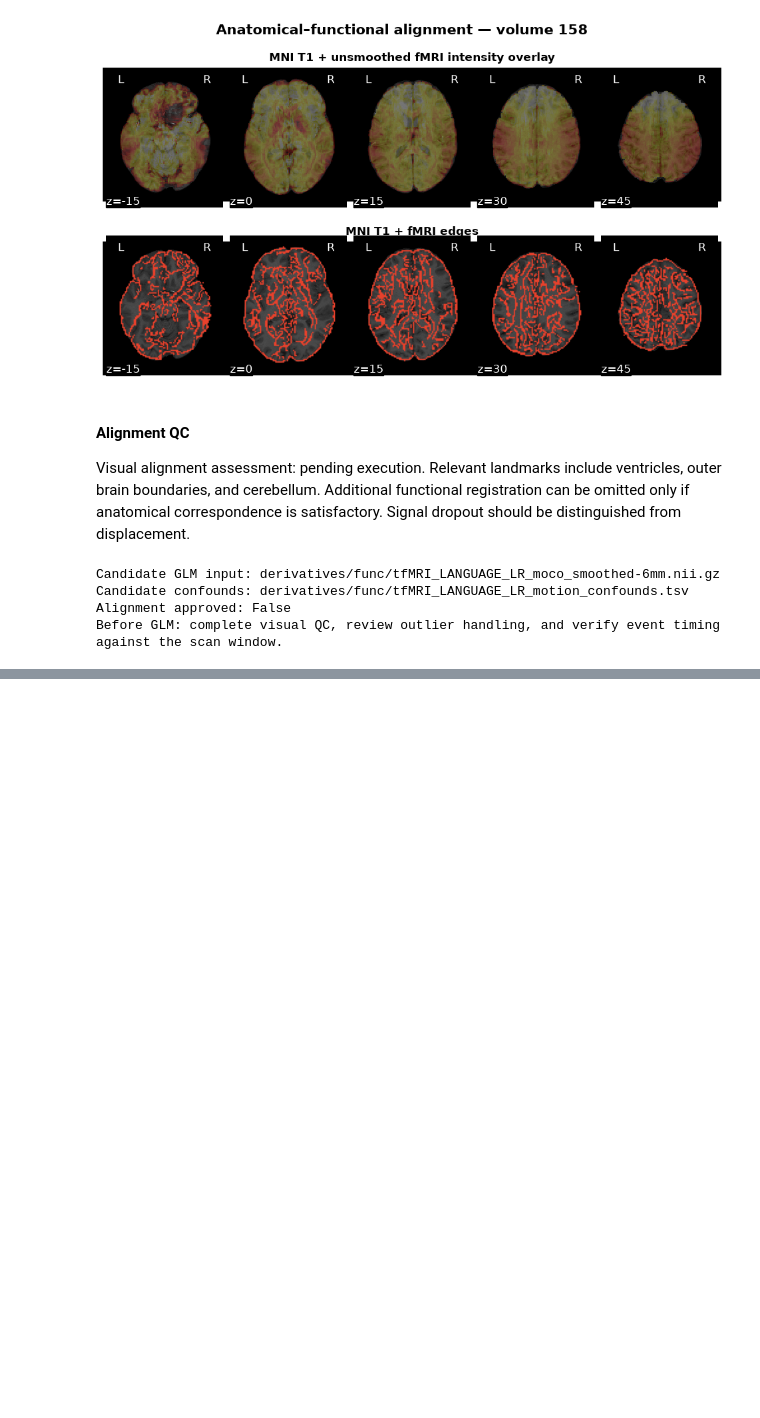
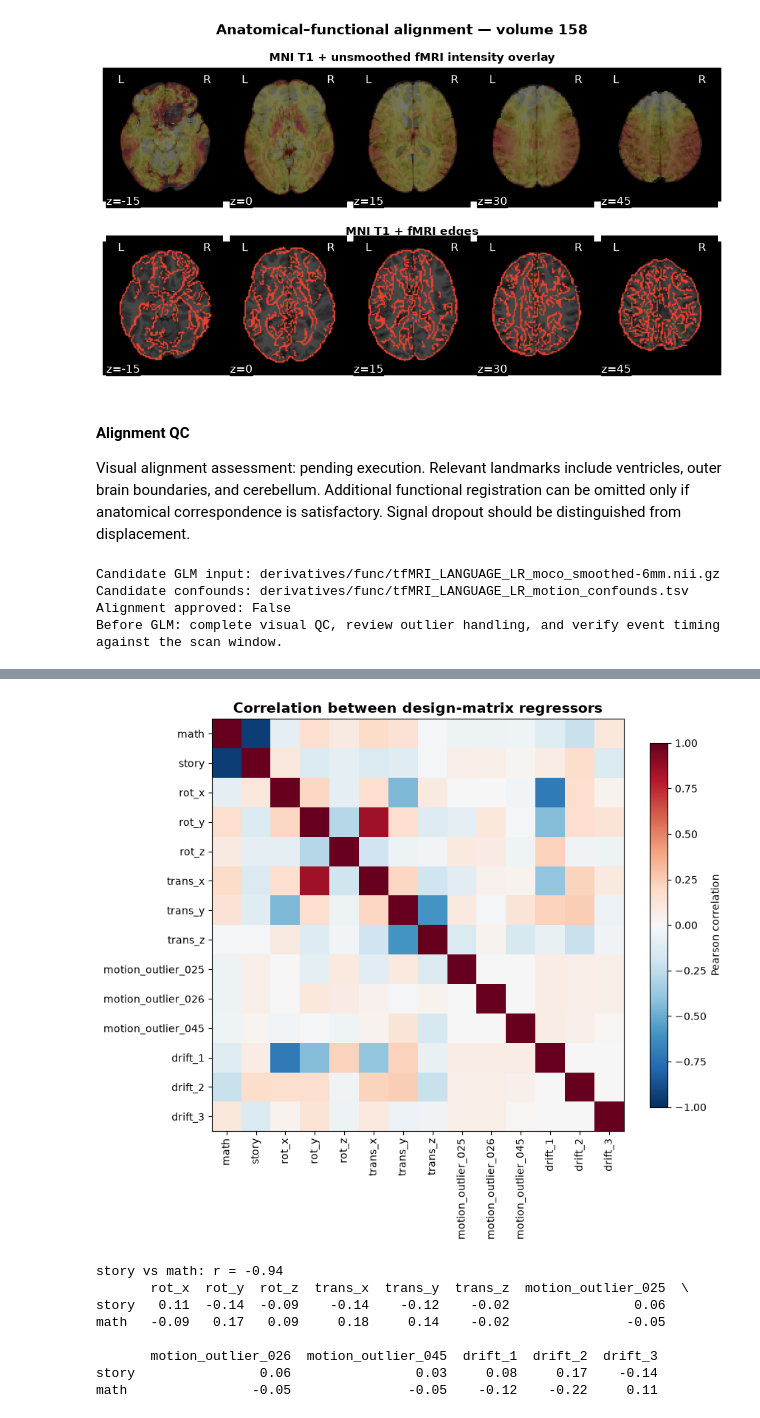
Before and after one commit to yolosunflo/NSSP_lab1, a Jupyter notebook: GROUP1_code.ipynb, the cells around one changed output, grey strips where cells are left out. Saved outputs shown, nothing was run; the diff lists cells and outputs as text; code cells hidden in the pictures; blank space fills up the shorter version.

```diff
--- a/GROUP1_code.ipynb
+++ b/GROUP1_code.ipynb
@@ -719,0 +813,30 @@ Flagged volumes (zero-based): [25, 26, 45]
+# %%
+# 3b. Pearson correlation between the regressors of the design matrix
+regressors = design_matrix.drop(columns="constant")
+corr = regressors.corr()
+
+fig, ax = plt.subplots(figsize=(9, 8))
+im = ax.imshow(corr, cmap="RdBu_r", vmin=-1, vmax=1)
+ax.set_xticks(range(len(corr)))
+ax.set_xticklabels(corr.columns, rotation=90)
+ax.set_yticks(range(len(corr)))
+ax.set_yticklabels(corr.columns)
+fig.colorbar(im, ax=ax, label="Pearson correlation", shrink=0.8)
+ax.set_title("Correlation between design-matrix regressors", fontsize=14, fontweight="bold")
+fig.savefig(op.join(fig_dir, "3b_regressor_correlation.png"), dpi=300, bbox_inches="tight")
+plt.show()
+
+# Key values
+print(f"story vs math: r = {corr.loc['story', 'math']:.2f}")
+task_vs_nuisance = corr.loc[["story", "math"]].drop(columns=["story", "math"])
+print(task_vs_nuisance.round(2))
+# %% [output]
+[figure, added]
+story vs math: r = -0.94
+       rot_x  rot_y  rot_z  trans_x  trans_y  trans_z  motion_outlier_025  \
+story   0.11  -0.14  -0.09    -0.14    -0.12    -0.02                0.06
+math   -0.09   0.17   0.09     0.18     0.14    -0.02               -0.05
+
+       motion_outlier_026  motion_outlier_045  drift_1  drift_2  drift_3
+story                0.06                0.03     0.08     0.17    -0.14
+math                -0.05               -0.05    -0.12    -0.22     0.11
```
Also changed, not shown: parts of 15 cells of this notebook.
